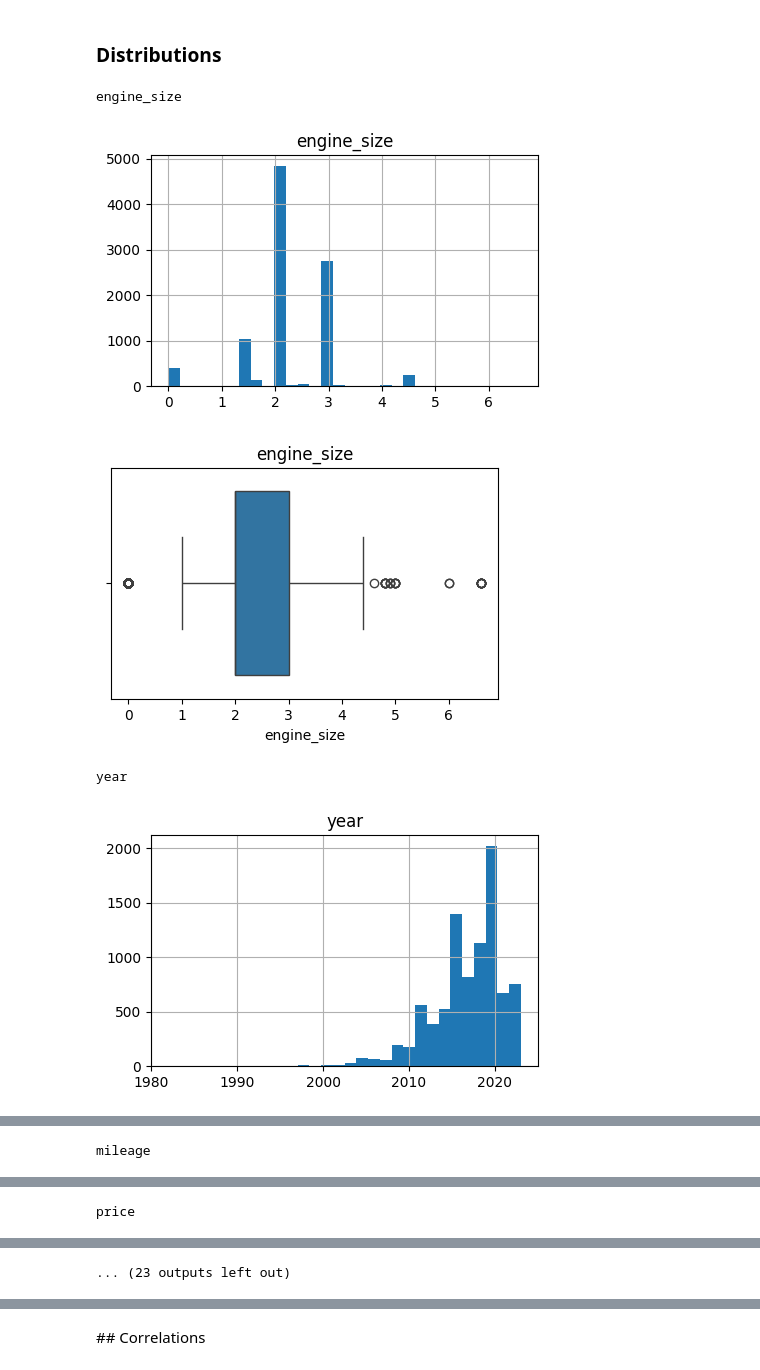
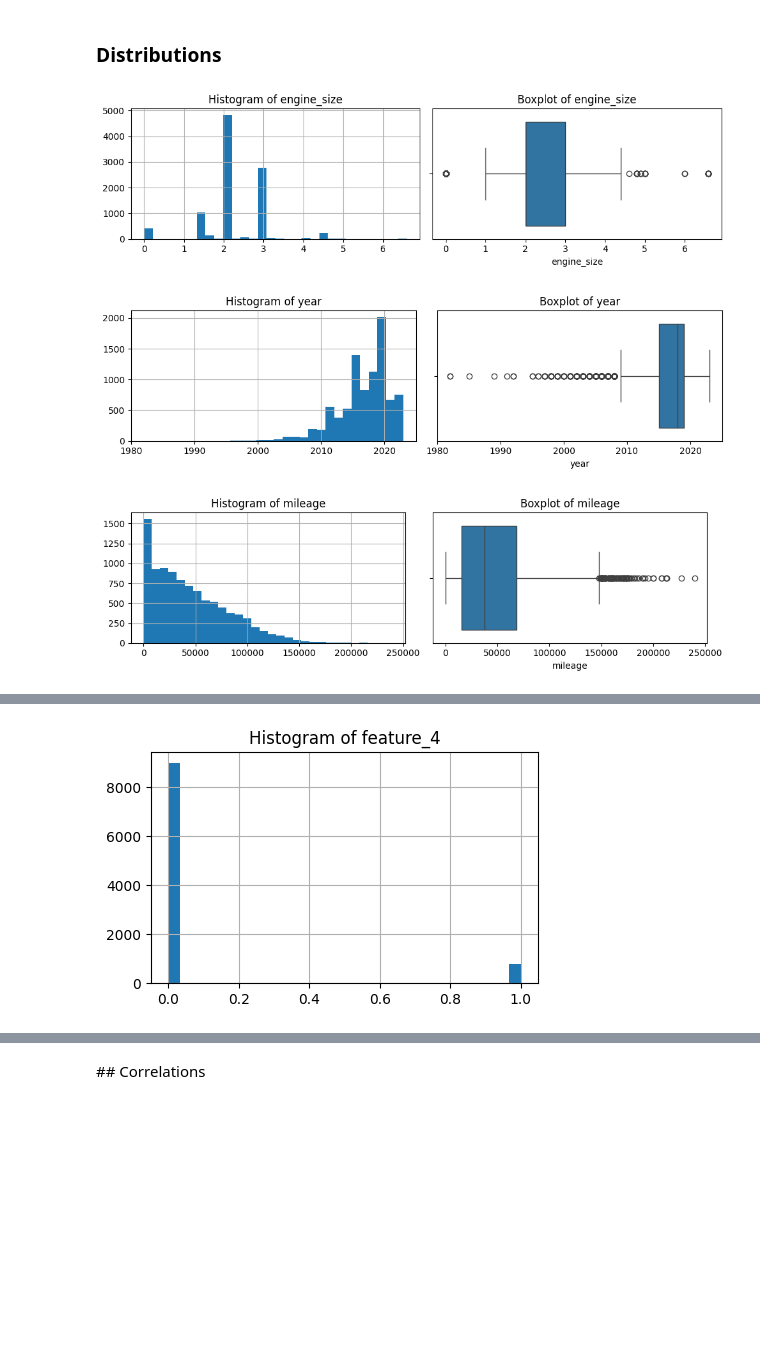
Before and after one commit to wesraynbirdtilbury/wrt_at, a Jupyter notebook: vehicle_price_prediction/vehicle_price_prediction/src/eda/eda.ipynb, the cells around one changed output, grey strips where cells are left out. Drawn from its saved outputs; the diff is of its cells as text; code cells hidden in the pictures; blank space fills up the shorter version.

```diff
--- a/vehicle_price_prediction/vehicle_price_prediction/src/eda/eda.ipynb
+++ b/vehicle_price_prediction/vehicle_price_prediction/src/eda/eda.ipynb
@@ -220,3 +219,0 @@ dtype: int64
-# %%
-# convert engine_size from numerical to catgeorical
-df_raw["engine_size_category"] = df_raw["engine_size"].astype("object")
@@ -306,3 +219,0 @@ for idx in missing_value_indexes:
-# %%
-# to retain as much data as possible, replace NaNs in `colour` with 'Unknown'
-df_raw.loc[(df_raw["colour"].isna()), "colour"] = "Unknown"
@@ -311,3 +219,0 @@ df_raw.loc[(df_raw["colour"].isna()), "colour"] = "Unknown"
-# %%
-# to retain as much data as possible, replace NaNs in `derivative` with 'Unknown'
-df_raw.loc[(df_raw["derivative"].isna()), "derivative"] = "Unknown"
@@ -450,29 +241,35 @@ Number of duplicate rows: 6
 # %%
-df = df_raw.drop_duplicates(keep="first")
-df.shape
+df_temp = df_raw.drop_duplicates(keep="first")
+df_temp.shape
 # %% [output]
 (9750, 24)
 # %% [markdown]
 ### Distributions
 # %%
-# distributions of numerical and binary variables
+# visualise the distributions of numerical and binary variables
 for col in numeric_columns + binary_columns:
-    print(col)
-    # histogram
-    plt.figure(figsize=(5, 3))
-    df[col].hist(bins=30)
-    plt.title(col)
-    plt.show()
 
-    # boxplot
-    if "feature" not in col:
+    # check if "feature_" is in the column name (binary variable)
+    if "feature_" in col:
+        # histogram only
         plt.figure(figsize=(5, 3))
-        sns.boxplot(data=df, x=col)
-        plt.title(col)
+        df_temp[col].hist(bins=30)
+        plt.title(f"Histogram of {col}")
         plt.show()
+
+    else:
+        # histogram and boxplot side by side
+        fig, ax = plt.subplots(1, 2, figsize=(10, 3))
+
+        df_temp[col].hist(bins=30, ax=ax[0])
+        ax[0].set_title(f"Histogram of {col}")
+
+        sns.boxplot(data=df_temp, x=col, ax=ax[1])
+        ax[1].set_title(f"Boxplot of {col}")
+
+        plt.tight_layout()
+        plt.show()
 # %% [output]
-engine_size
-[figure, old version]
+[figure, new version]
-[figure, old version]
+[figure, new version]
-year
-[figure, old version]
+[figure, new version]
@@ -480 +276,0 @@ year
-mileage
@@ -483 +278,0 @@ mileage
-price
@@ -486 +281 @@ price
-... (23 outputs left out)
+[figure, added]
```
Also changed, not shown: parts of 77 cells of this notebook.
